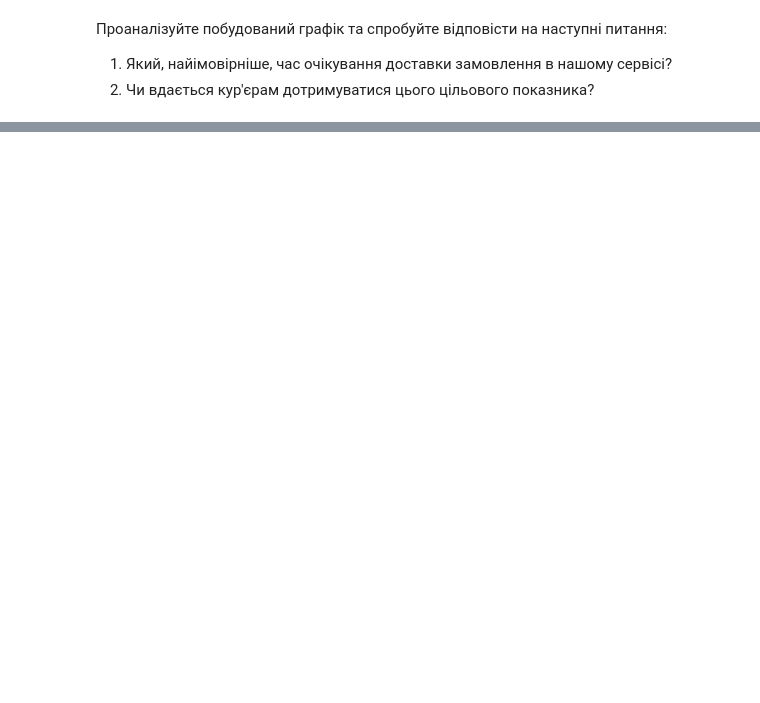
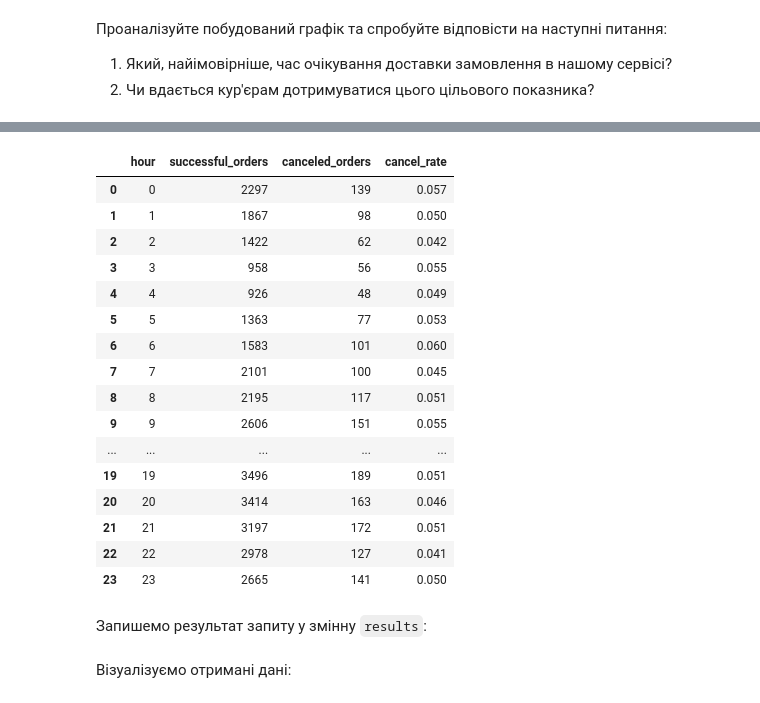
Before and after one commit to Aranaur/py4ds, a Jupyter notebook: sql_analytic.ipynb, the cells around one changed output, grey strips where cells are left out. Drawn from its saved outputs; the diff is of its cells as text; code cells hidden in the pictures; blank space fills up the shorter version.

```diff
--- a/sql_analytic.ipynb
+++ b/sql_analytic.ipynb
@@ -1164,0 +1227,45 @@ fig.show()
+# %%
+#| code-fold: true
+#| code-summary: "Рішення"
+
+%%sql
+SELECT hour,
+       successful_orders,
+       canceled_orders,
+       round(canceled_orders::decimal / (successful_orders + canceled_orders),
+             3) as cancel_rate
+FROM   (SELECT date_part('hour', creation_time)::int as hour,
+               count(order_id) as successful_orders
+        FROM   orders
+        WHERE  order_id not in (SELECT order_id
+                                FROM   user_actions
+                                WHERE  action = 'cancel_order')
+        GROUP BY hour) t1
+    LEFT JOIN (SELECT date_part('hour', creation_time)::int as hour,
+                      count(order_id) as canceled_orders
+               FROM   orders
+               WHERE  order_id in (SELECT order_id
+                                   FROM   user_actions
+                                   WHERE  action = 'cancel_order')
+               GROUP BY hour) t2 using (hour)
+ORDER BY hour
+# %% [output]
+|  | hour | successful_orders | canceled_orders | cancel_rate |
+| 0 | 0 | 2297 | 139 | 0.057 |
+| 1 | 1 | 1867 | 98 | 0.050 |
+| 2 | 2 | 1422 | 62 | 0.042 |
+| 3 | 3 | 958 | 56 | 0.055 |
+| 4 | 4 | 926 | 48 | 0.049 |
+| 5 | 5 | 1363 | 77 | 0.053 |
+| 6 | 6 | 1583 | 101 | 0.060 |
+| 7 | 7 | 2101 | 100 | 0.045 |
+| 8 | 8 | 2195 | 117 | 0.051 |
+| 9 | 9 | 2606 | 151 | 0.055 |
+| ... | ... | ... | ... | ... |
+| 19 | 19 | 3496 | 189 | 0.051 |
+| 20 | 20 | 3414 | 163 | 0.046 |
+| 21 | 21 | 3197 | 172 | 0.051 |
+| 22 | 22 | 2978 | 127 | 0.041 |
+| 23 | 23 | 2665 | 141 | 0.050 |
+# %% [markdown]
+Запишемо результат запиту у змінну `results`:
@@ -1164,0 +1296,2 @@ fig.show()
+# %% [markdown]
+Візуалізуємо отримані дані:
```
Also changed, not shown: parts of 22 cells of this notebook, 2 other files.
